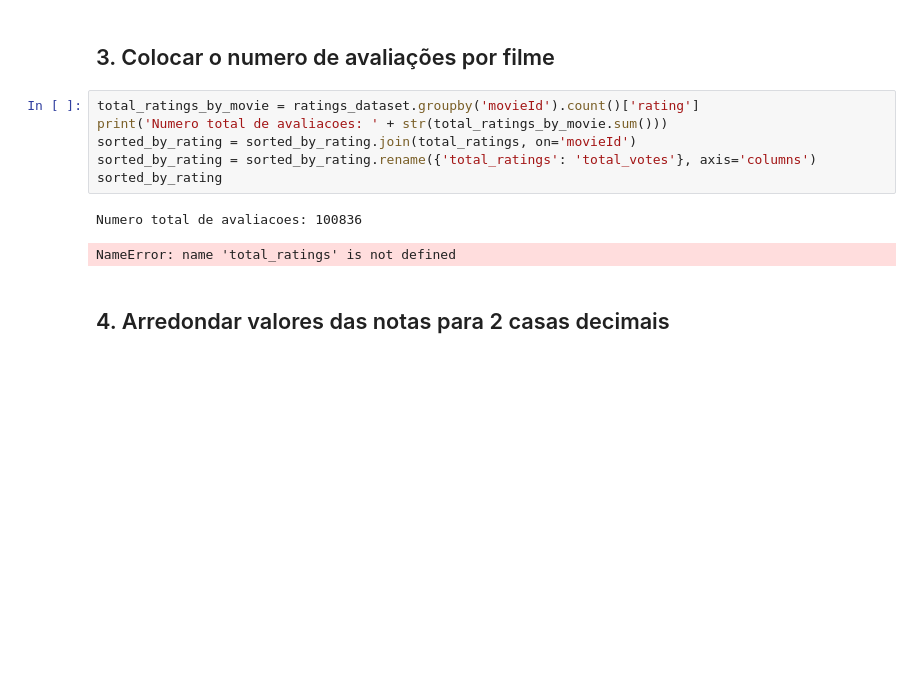
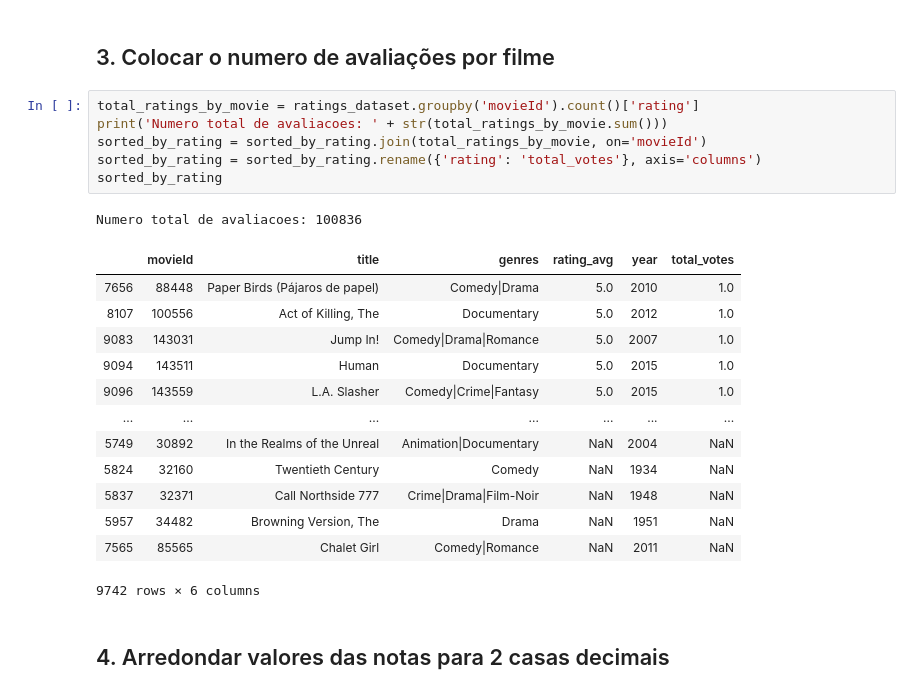
Before and after one commit to hugueds/quarentena-dados, a Jupyter notebook: Aula01.ipynb, the cells around one changed output. Saved outputs shown, nothing was run; the diff lists cells and outputs as text; blank space fills up the shorter version.

```diff
--- a/Aula01.ipynb
+++ b/Aula01.ipynb
@@ -200,12 +200,24 @@ Total de filmes sem nome: 18
 # %%
 total_ratings_by_movie = ratings_dataset.groupby('movieId').count()['rating']
 print('Numero total de avaliacoes: ' + str(total_ratings_by_movie.sum()))
-sorted_by_rating = sorted_by_rating.join(total_ratings, on='movieId')
-sorted_by_rating = sorted_by_rating.rename({'total_ratings': 'total_votes'}, axis='columns')
+sorted_by_rating = sorted_by_rating.join(total_ratings_by_movie, on='movieId')
+sorted_by_rating = sorted_by_rating.rename({'rating': 'total_votes'}, axis='columns')
 sorted_by_rating
 # %% [output]
 Numero total de avaliacoes: 100836
+|  | movieId | title | genres | rating_avg | year | total_votes |
+| 7656 | 88448 | Paper Birds (Pájaros de papel) | Comedy|Drama | 5.0 | 2010 | 1.0 |
+| 8107 | 100556 | Act of Killing, The | Documentary | 5.0 | 2012 | 1.0 |
+| 9083 | 143031 | Jump In! | Comedy|Drama|Romance | 5.0 | 2007 | 1.0 |
+| 9094 | 143511 | Human | Documentary | 5.0 | 2015 | 1.0 |
+| 9096 | 143559 | L.A. Slasher | Comedy|Crime|Fantasy | 5.0 | 2015 | 1.0 |
+| ... | ... | ... | ... | ... | ... | ... |
+| 5749 | 30892 | In the Realms of the Unreal | Animation|Documentary | NaN | 2004 | NaN |
+| 5824 | 32160 | Twentieth Century | Comedy | NaN | 1934 | NaN |
+| 5837 | 32371 | Call Northside 777 | Crime|Drama|Film-Noir | NaN | 1948 | NaN |
+| 5957 | 34482 | Browning Version, The | Drama | NaN | 1951 | NaN |
+| 7565 | 85565 | Chalet Girl | Comedy|Romance | NaN | 2011 | NaN |
-NameError: name 'total_ratings' is not defined
+9742 rows × 6 columns
 # %% [markdown]
 ## 4. Arredondar valores das notas para 2 casas decimais
 # %%
```
Also changed, not shown: parts of 4 cells of this notebook.
